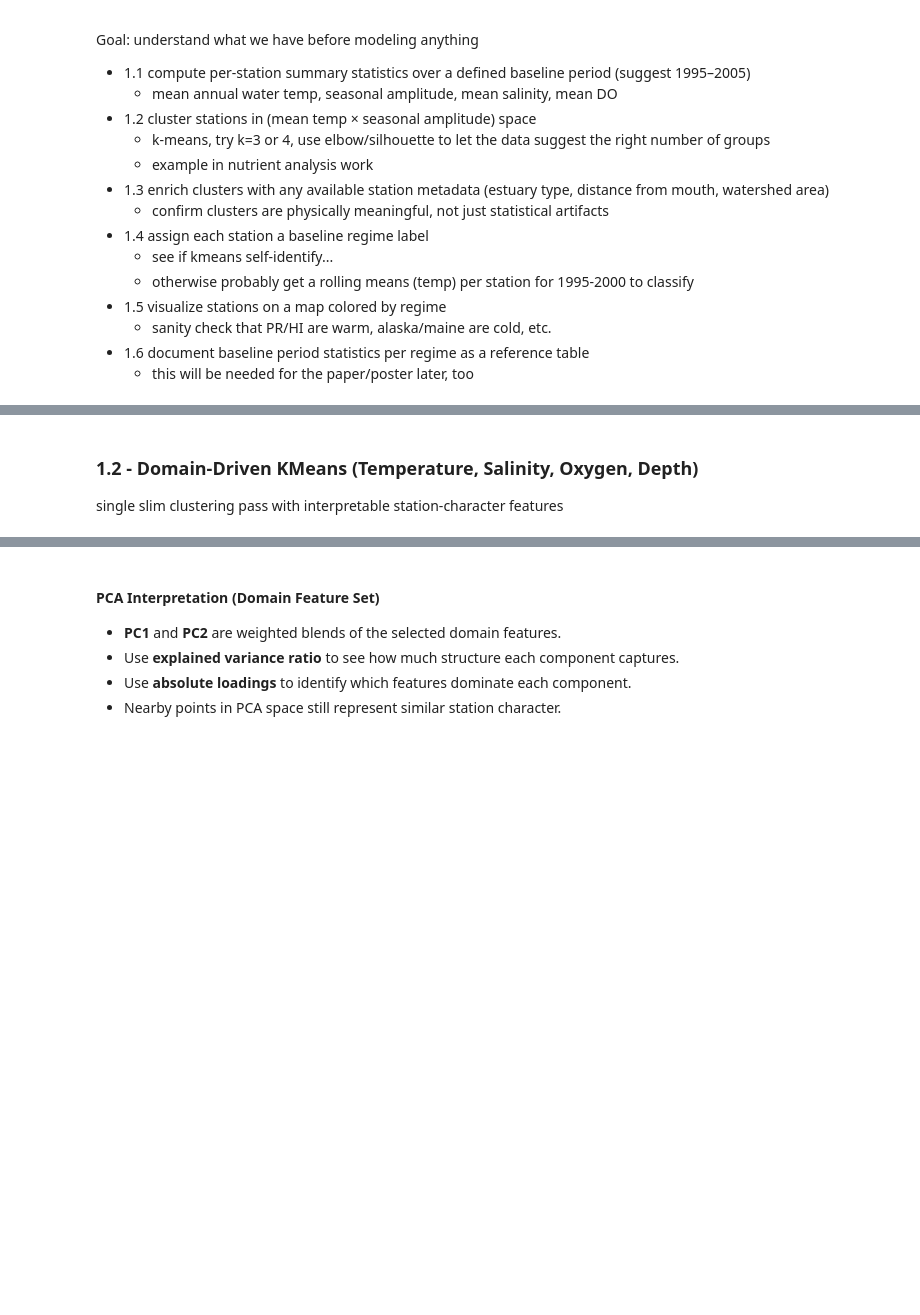
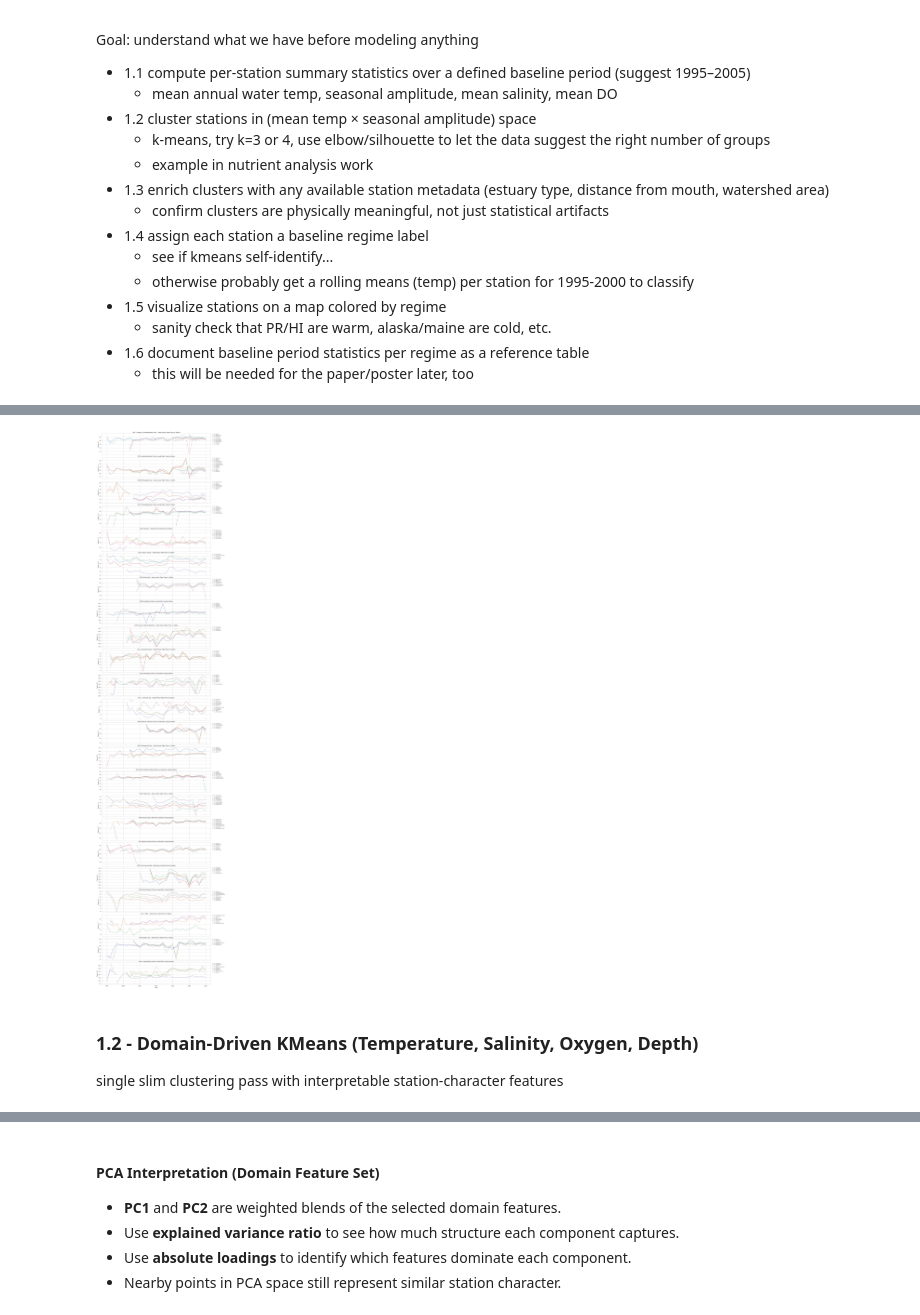
Before and after one commit to jeturcotte/estuaries, a Jupyter notebook: code/t4d.full.project.ipynb, the cells around one changed output, grey strips where cells are left out. Saved outputs shown, nothing was run; the diff lists cells and outputs as text; code cells hidden in the pictures; blank space fills up the shorter version.

```diff
--- a/code/t4d.full.project.ipynb
+++ b/code/t4d.full.project.ipynb
@@ -139,7 +153,7 @@ water = water.rename( columns = {
     'm_wind_ms': 'wind_speed',
     'm_ssrd_kwh_m2': 'solar_radiation',
     'm_precip_mmh': 'precipitation',
-    'm_temo_c': 'air_temp'
+    'm_temp_c': 'air_temp'
 } )
 # %%
 # 1.1 - station character baseline (first valid years, not fixed 1995-2000)
@@ -413,36 +461,33 @@ for ax, region in zip( axes, regions ):
 
     region_title = region_name_lookup.get( region, region )
     ax.set_title( f'{region.upper( )} ( {region_title} ): Mean Annual Water Temp by Station' )
     ax.set_ylabel( 'Temp ( C )' )
 
     # keep legends readable
     n_stations = sub[ 'station' ].nunique( )
 
     if n_stations <= 20:
-        legend_cols = 2 if n_stations <= 12 else 3
         ax.legend(
-            ncol = legend_cols,
+            ncol = 1,
             fontsize = 7,
             frameon = False,
             loc = 'upper left',
             bbox_to_anchor = ( 1.01, 1.0 ),
             borderaxespad = 0,
         )
 
     else:
         ax.text(
             0.99,
             0.95,
             f'{n_stations} stations',
             transform = ax.transAxes,
             ha = 'right',
             va = 'top',
             fontsize = 8,
         )
 
 axes[ -1 ].set_xlabel( 'Year' )
 plt.show( )
+# %% [output]
+[figure, added]
-# %% [markdown]
-### 1.2 - Domain-Driven KMeans (Temperature, Salinity, Oxygen, Depth)
-
-single slim clustering pass with interpretable station-character features
@@ -768,0 +494,4 @@ else:
+# %% [markdown]
+### 1.2 - Domain-Driven KMeans (Temperature, Salinity, Oxygen, Depth)
+
+single slim clustering pass with interpretable station-character features
```
Also changed, not shown: parts of 22 cells of this notebook.
